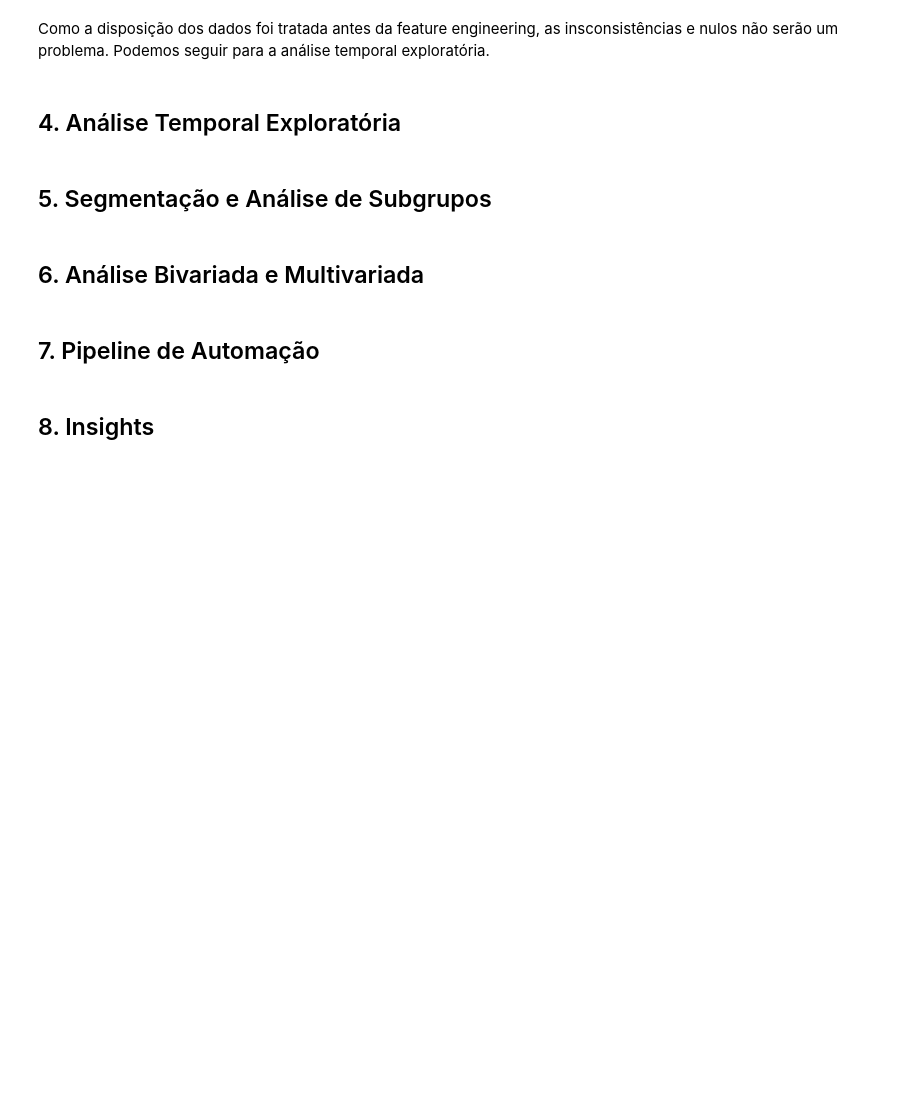
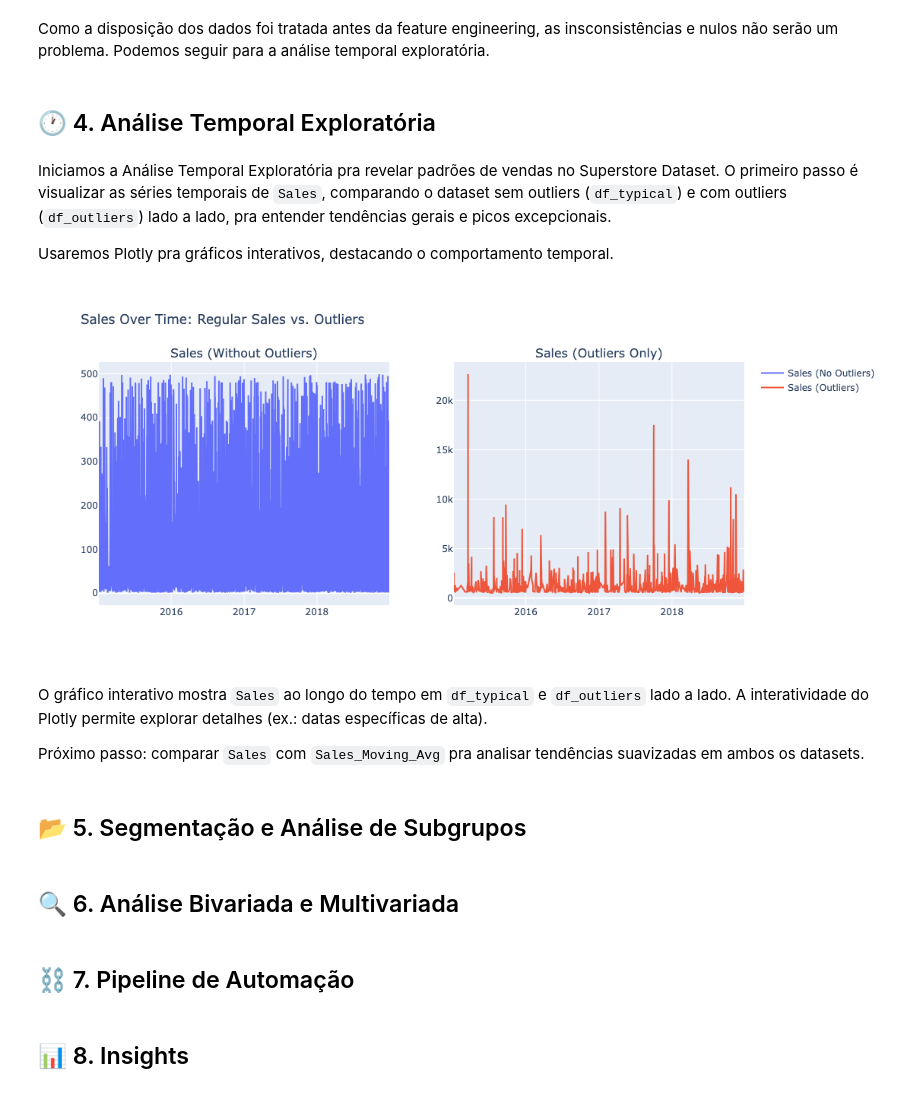
Before and after one commit to benzerinsio/SalesPatterns-EDA, a Jupyter notebook: EDA-SalesPattern.ipynb, the cells around one changed output. Saved outputs shown, nothing was run; the diff lists cells and outputs as text; code cells hidden in the pictures; blank space fills up the shorter version.

Commit message:
First Interactive Chart

```diff
--- a/EDA-SalesPattern.ipynb
+++ b/EDA-SalesPattern.ipynb
@@ -456,13 +456,50 @@ As colunas `Sales_Moving_Avg` (média móvel de 7 dias), `Avg_Ticket_Customer` (
 # %% [markdown]
 Como a disposição dos dados foi tratada antes da feature engineering, as insconsistências e nulos não serão um problema. Podemos seguir para a análise temporal exploratória.
 # %% [markdown]
-## 4. Análise Temporal Exploratória
+## 🕐 4. Análise Temporal Exploratória
+# %% [markdown]
+Iniciamos a Análise Temporal Exploratória pra revelar padrões de vendas no Superstore Dataset. O primeiro passo é visualizar as séries temporais de `Sales`, comparando o dataset sem outliers (`df_typical`) e com outliers (`df_outliers`) lado a lado, pra entender tendências gerais e picos excepcionais.
+
+Usaremos Plotly pra gráficos interativos, destacando o comportamento temporal.
+# %%
+from plotly.subplots import make_subplots
+
+# Creating subplot layout (1 row, 2 columns)
+fig = make_subplots(rows=1, cols=2, subplot_titles=('Sales (Without Outliers)', 'Sales (Outliers Only)'))
+
+# Plotting Sales for full dataset
+fig.add_trace(
+    go.Scatter(x=df_typical['Order Date'], y=df_typical['Sales'], mode='lines', name='Sales (No Outliers)'),
+    row=1, col=1
+)
+
+# Plotting Sales for outliers dataset
+fig.add_trace(
+    go.Scatter(x=df_outliers['Order Date'], y=df_outliers['Sales'], mode='lines', name='Sales (Outliers)'),
+    row=1, col=2
+)
+
+# Updating layout
+fig.update_layout(
+    title_text="Sales Over Time: Regular Sales vs. Outliers",
+    height=500, width=1000,
+    showlegend=True
+)
+
+# Display the plot
+fig.show()
+# %% [output]
+[figure, added]
+# %% [markdown]
+O gráfico interativo mostra `Sales` ao longo do tempo em `df_typical` e `df_outliers` lado a lado. A interatividade do Plotly permite explorar detalhes (ex.: datas específicas de alta).
+
+Próximo passo: comparar `Sales` com `Sales_Moving_Avg` pra analisar tendências suavizadas em ambos os datasets.
 # %% [markdown]
-## 5. Segmentação e Análise de Subgrupos
+## 📂 5. Segmentação e Análise de Subgrupos
 # %% [markdown]
-## 6. Análise Bivariada e Multivariada
+## 🔍 6. Análise Bivariada e Multivariada
 # %% [markdown]
-## 7. Pipeline de Automação
+## ⛓ 7. Pipeline de Automação
 # %% [markdown]
-## 8. Insights
+## 📊 8. Insights
 # %% [markdown]
```
Also changed, not shown: parts of 2 cells of this notebook.
